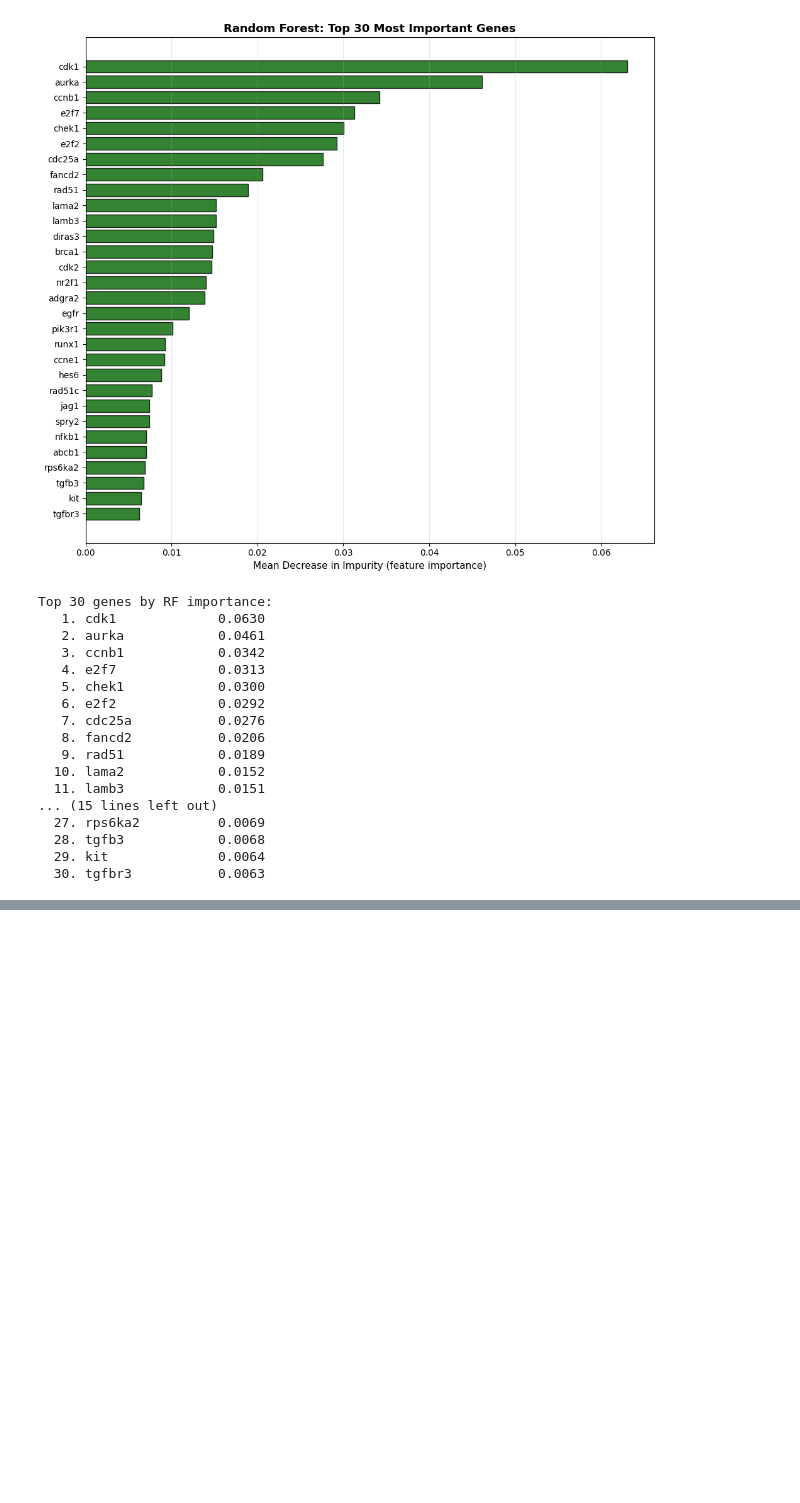
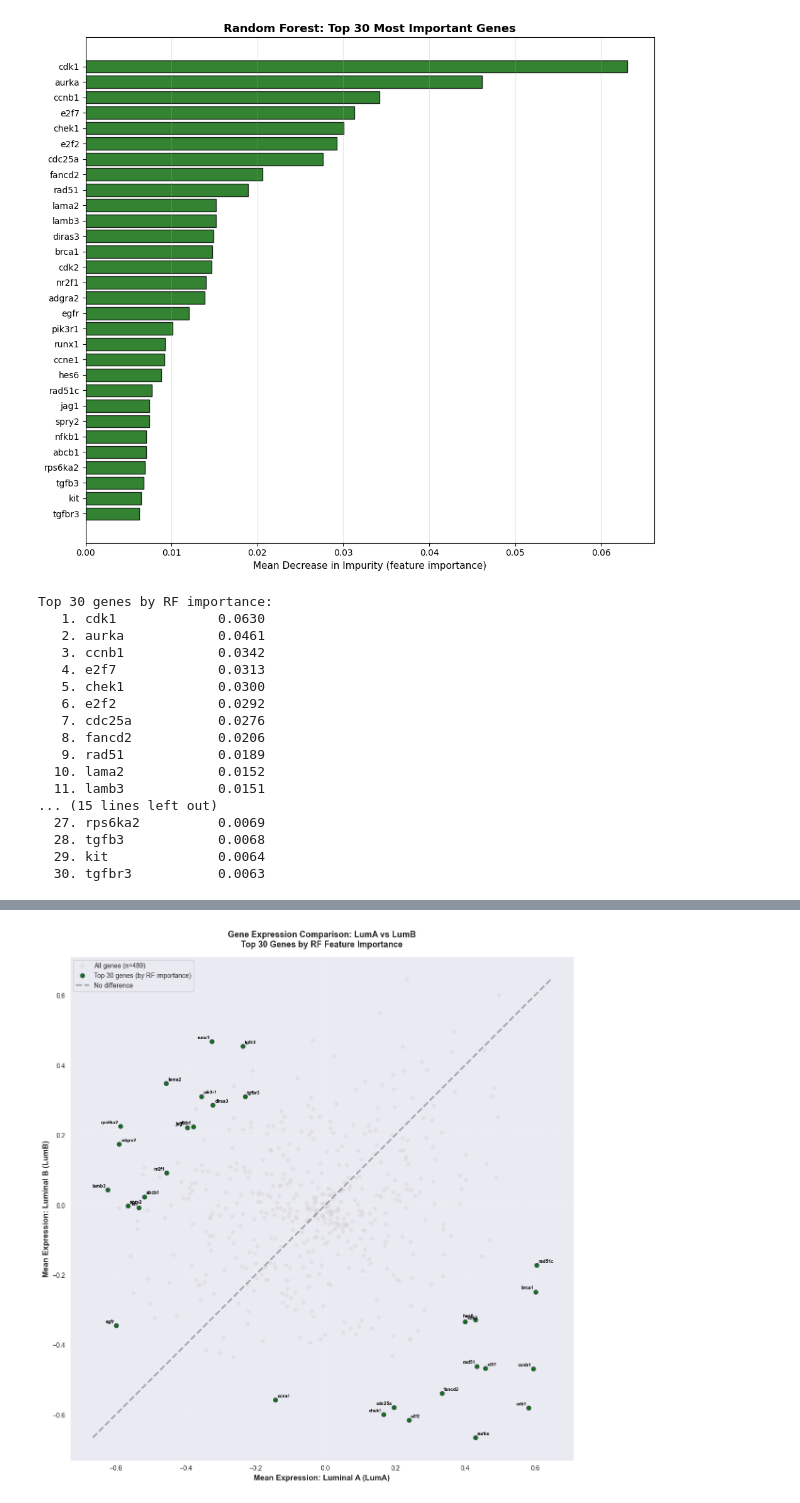
Before and after one commit to ethanresek/luminal-classifiers, a Jupyter notebook: CS6140_RandomForest.ipynb, the cells around one changed output, grey strips where cells are left out. Cells and saved outputs as stored; diff of their text form; code cells hidden in the pictures; blank space fills up the shorter version.

Commit message:
Update RF to produce scatter plot

```diff
--- a/CS6140_RandomForest.ipynb
+++ b/CS6140_RandomForest.ipynb
@@ -420,3 +420,99 @@ Top 30 genes by RF importance:
   28. tgfb3            0.0068
   29. kit              0.0064
   30. tgfbr3           0.0063
+# %%
+# Visualize top 30 genes by RF feature importance
+
+try:
+    df_temp = pd.read_csv(CSV, low_memory=False)
+    gene_names = df_temp.columns[31:520].values
+    print(gene_names)
+except:
+    gene_names = np.array([f'Gene_{i}' for i in range(489)])
+
+X_np = X.values if hasattr(X, 'values') else X
+y_np = y.values if hasattr(y, 'values') else y
+
+luma_means = X_np[y_np == 0].mean(axis=0)
+lumb_means = X_np[y_np == 1].mean(axis=0)
+
+# Get feature importances from the base model (489 genes)
+importances = final_rf.feature_importances_
+
+top_30_idx = np.argsort(importances)[-30:][::-1]
+
+fig, ax = plt.subplots(figsize=(14, 12))
+
+ax.scatter(luma_means, lumb_means,
+          s=40, alpha=0.4, color='lightgray',
+          edgecolors='none', label='All genes (n=489)', zorder=1)
+
+ax.scatter(luma_means[top_30_idx], lumb_means[top_30_idx],
+          s=40, alpha=0.9, color='darkgreen',
+          edgecolors='darkslategray', linewidths=1.2,
+          label='Top 30 genes (by RF importance)', zorder=4)
+
+for rank, gene_idx in enumerate(top_30_idx, 1):
+    x = luma_means[gene_idx]
+    y = lumb_means[gene_idx]
+    gene_name = gene_names[gene_idx]
+
+    if rank % 2 == 0:
+        xytext = (3, 3)
+        ha = 'left'
+        va = 'bottom'
+    else:
+        xytext = (-3, 3)
+        ha = 'right'
+        va = 'bottom'
+
+    ax.annotate(
+        gene_name, xy=(x, y), xytext=xytext,
+        textcoords='offset points', fontsize=7,
+        fontweight='bold', color='black',
+        ha=ha, va=va, zorder=5
+    )
+
+min_val = min(luma_means.min(), lumb_means.min())
+max_val = max(luma_means.max(), lumb_means.max())
+ax.plot([min_val, max_val], [min_val, max_val],
+       'k--', alpha=0.3, linewidth=2.5,
+       label='No difference', zorder=2)
+
+ax.set_xlabel('Mean Expression: Luminal A (LumA)', fontsize=12, fontweight='bold')
+ax.set_ylabel('Mean Expression: Luminal B (LumB)', fontsize=12, fontweight='bold')
+ax.set_title('Gene Expression Comparison: LumA vs LumB\nTop 30 Genes by RF Feature Importance',
+            fontsize=13, fontweight='bold', pad=15)
+
+ax.set_aspect('equal')
+ax.grid(True, alpha=0.3, linestyle='--', zorder=0)
+ax.legend(fontsize=10, loc='upper left', framealpha=0.95)
+
+plt.tight_layout()
+plt.savefig('fig_rf_gene_scatter_plot.png', dpi=150, bbox_inches='tight')
+plt.show()
+
+print("\n" + "=" * 110)
+print("TOP 30 GENES BY RF FEATURE IMPORTANCE")
+print("=" * 110)
+print(f"\n{'Rank':<6} {'Gene Name':<20} {'Gene Index':<12} {'Importance':<12} {'LumA Mean':<13} {'LumB Mean':<13} {'Direction':<15}")
+print("-" * 110)
+
+for rank, gene_idx in enumerate(top_30_idx, 1):
+    gene_name = gene_names[gene_idx]
+    imp = importances[gene_idx]
+    luma_expr = luma_means[gene_idx]
+    lumb_expr = lumb_means[gene_idx]
+    difference = lumb_expr - luma_expr
+    direction = "Higher in LumB" if difference > 0 else "Higher in LumA"
+
+    print(f"{rank:<6} {gene_name:<20} {gene_idx:<12} {imp:<12.4f} {luma_expr:<13.4f} {lumb_expr:<13.4f} {direction:<15}")
+
+print("\n" + "=" * 110)
+print("\nInterpretation:")
+print("  • These 30 genes have the highest feature importance in the Random Forest")
+print("  • Importance = mean decrease in impurity across all trees in the ensemble")
+print("  • Genes far from the diagonal are differentially expressed between subtypes")
+print("  • Compare with MLP gate weights and SVM t-statistics for consensus genes")
+print("=" * 110 + "\n")
+# %% [output]
@@ -422,0 +526 @@ Top 30 genes by RF importance:
+[figure, added]
```
Also changed, not shown: parts of 5 cells of this notebook, 3 other files.
